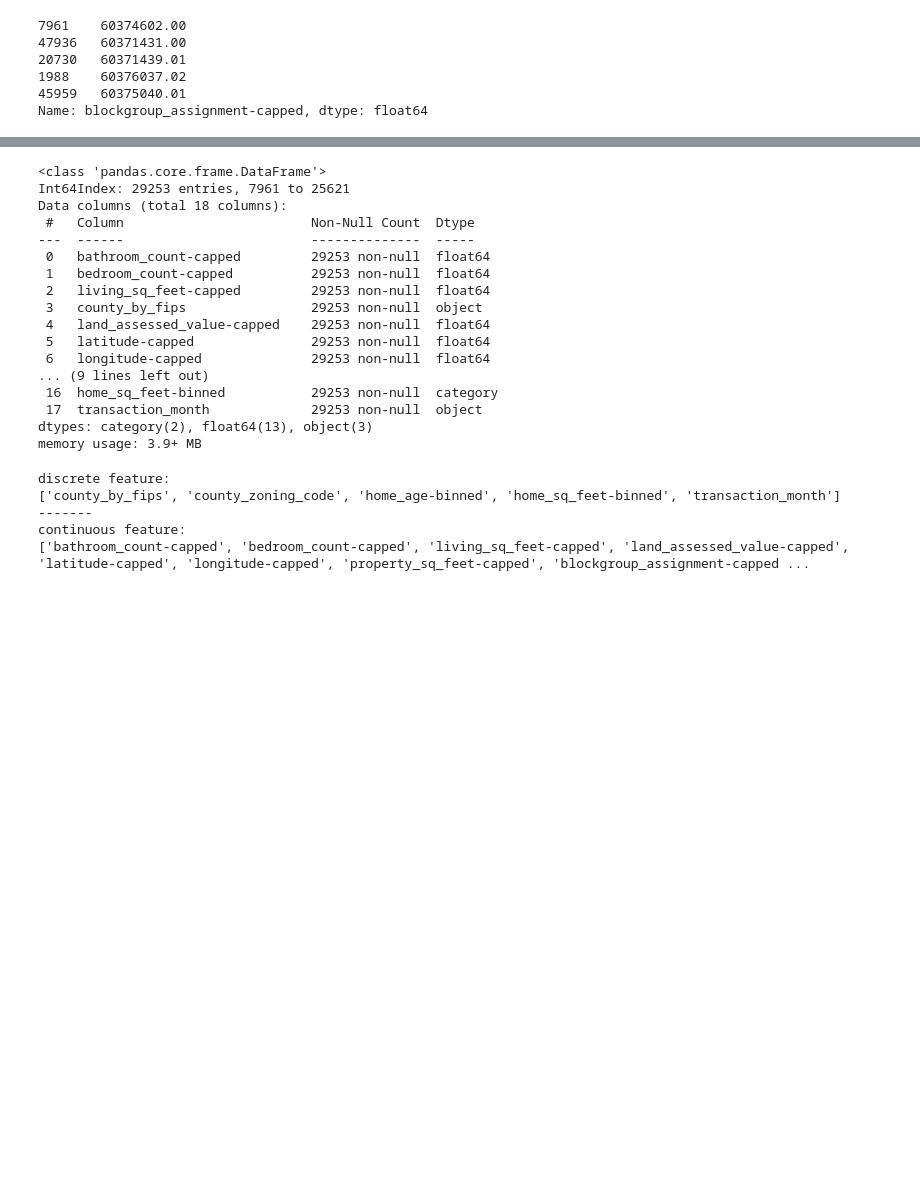
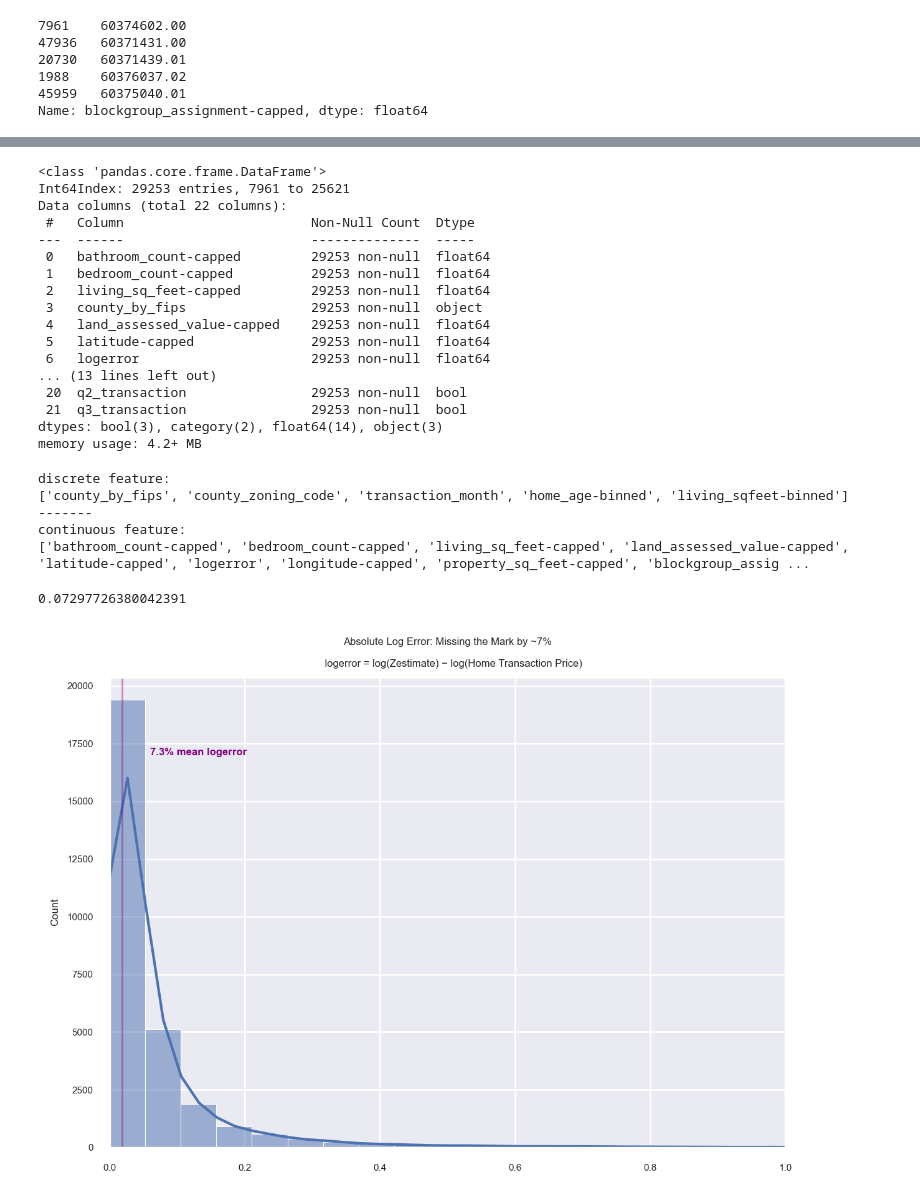
Before and after one commit to mijailmariano/clustering-exercises, a Jupyter notebook: modeling.ipynb, the cells around one changed output, grey strips where cells are left out. Cells and saved outputs as stored; diff of their text form; code cells hidden in the pictures; blank space fills up the shorter version.

```diff
--- a/modeling.ipynb
+++ b/modeling.ipynb
@@ -479,15 +609,3 @@ X_train["blockgroup_assignment-capped"].head()
 1988    60376037.02
 45959   60375040.01
 Name: blockgroup_assignment-capped, dtype: float64
-# %%
-# let's bin the following features:
-
-# living sq. feet = relative size of the home (<1K, 1-2K, 2-3K, 4K, etc.)
-# home age = relative age of the home (e.g., recent build, mid-century, early-century, last-century, etc.)
-
-for col in X_train[["living_sq_feet-capped", "home_age-capped"]]:
-    plt.figure(figsize = (6, 3))
-    sns.set(font_scale = .5)
-
-    sns.histplot(X_train[col])
-    plt.show()
@@ -497,11 +612,11 @@ for col in X_train[["living_sq_feet-capped", "home_age-capped"]]:
 # %%
 # let's check the df information
 
-X_train.info()
+train_imputed.info()
 # %% [output]
 <class 'pandas.core.frame.DataFrame'>
 Int64Index: 29253 entries, 7961 to 25621
-Data columns (total 18 columns):
+Data columns (total 22 columns):
  #   Column                        Non-Null Count  Dtype
 ---  ------                        --------------  -----
  0   bathroom_count-capped         29253 non-null  float64
@@ -510,20 +625,20 @@ Data columns (total 18 columns):
  3   county_by_fips                29253 non-null  object
  4   land_assessed_value-capped    29253 non-null  float64
  5   latitude-capped               29253 non-null  float64
- 6   longitude-capped              29253 non-null  float64
-... (9 lines left out)
- 16  home_sq_feet-binned           29253 non-null  category
- 17  transaction_month             29253 non-null  object
-dtypes: category(2), float64(13), object(3)
-memory usage: 3.9+ MB
+ 6   logerror                      29253 non-null  float64
+... (13 lines left out)
+ 20  q2_transaction                29253 non-null  bool
+ 21  q3_transaction                29253 non-null  bool
+dtypes: bool(3), category(2), float64(14), object(3)
+memory usage: 4.2+ MB
 # %%
 # re-running feature lists
 
 disc_features = []
 num_features = []
 
-for col in list(X_train.columns):
-    if is_numeric_dtype(X_train[col]):
+for col in list(train_imputed.columns):
+    if is_numeric_dtype(train_imputed[col]):
         num_features.append(col)
 
     else: disc_features.append(col)
@@ -533,7 +648,43 @@ print('-------')
 print(f'continuous feature:\n{num_features}')
 # %% [output]
 discrete feature:
-['county_by_fips', 'county_zoning_code', 'home_age-binned', 'home_sq_feet-binned', 'transaction_month']
+['county_by_fips', 'county_zoning_code', 'transaction_month', 'home_age-binned', 'living_sqfeet-binned']
 -------
 continuous feature:
-['bathroom_count-capped', 'bedroom_count-capped', 'living_sq_feet-capped', 'land_assessed_value-capped', 'latitude-capped', 'longitude-capped', 'property_sq_feet-capped', 'blockgroup_assignment-capped ...
+['bathroom_count-capped', 'bedroom_count-capped', 'living_sq_feet-capped', 'land_assessed_value-capped', 'latitude-capped', 'logerror', 'longitude-capped', 'property_sq_feet-capped', 'blockgroup_assig ...
+# %%
+# log error absolute value
+
+abs(train_imputed["logerror"]).mean()
+# %% [output]
+0.07297726380042391
+# %%
+# let's look at absolute value for log error
+
+plt.figure(figsize = (7, 5))
+sns.set(font_scale = 0.5)
+
+sns.histplot(
+    abs(train_imputed["logerror"]), \
+    bins = 100, \
+    kde = True)
+
+plt.axvline(train_imputed["logerror"].mean(),
+    linewidth = 1,
+    color = 'purple',
+    alpha = 0.4,
+    label = "mean")
+
+plt.text(0.06, 17000, "7.3% mean logerror",
+    horizontalalignment = 'left',
+    size = 'medium',
+    color = 'purple',
+    weight = 'semibold')
+
+plt.title('''Absolute Log Error: Missing the Mark by ~7%\n
+    logerror = log(Zestimate) − log(Home Transaction Price)''')
+plt.xlabel(None)
+plt.xlim(0, 1)
+plt.show()
+# %% [output]
+[figure, added]
```
Also changed, not shown: parts of 42 cells of this notebook, 1 other file.
